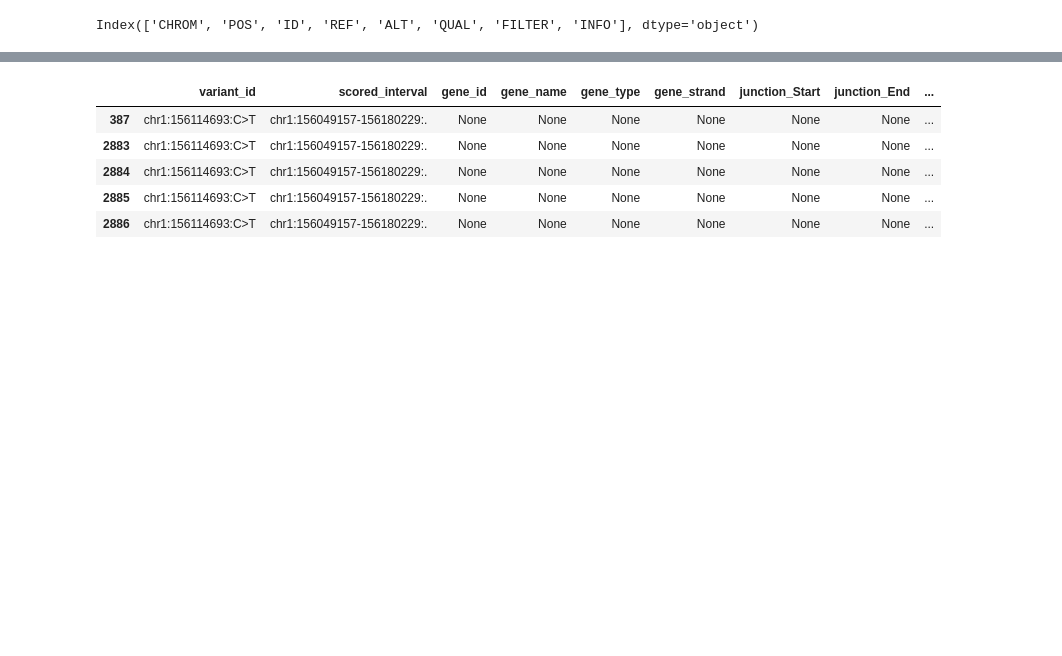
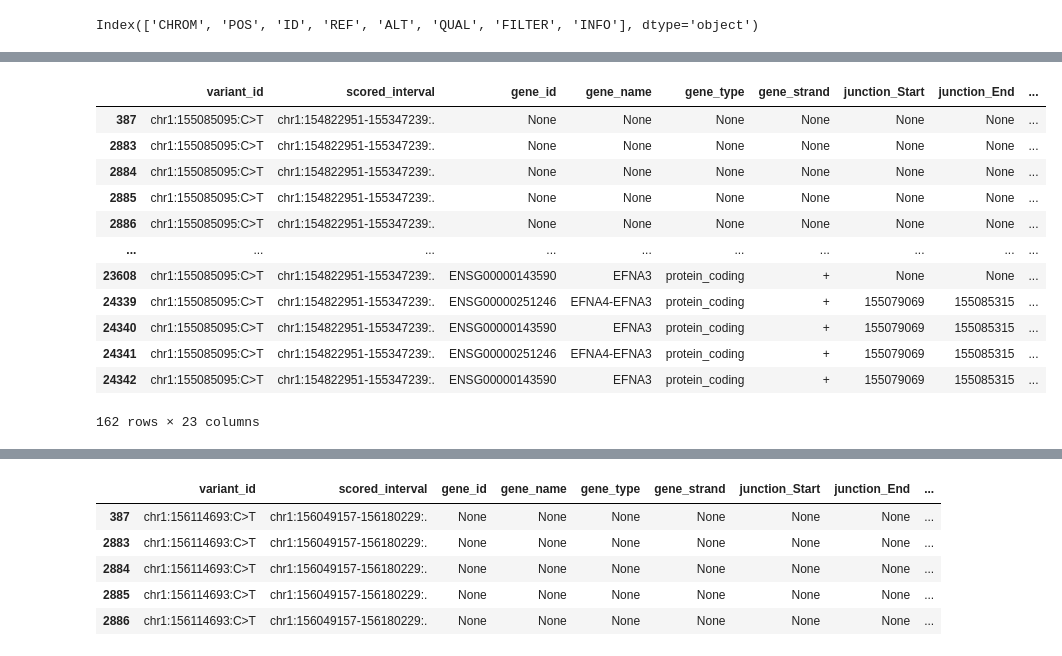
Before and after one commit to cralbers/variant-effects, a Jupyter notebook: osc/variant_scoring_osc.ipynb, the cells around one changed output, grey strips where cells are left out. Drawn from its saved outputs; the diff is of its cells as text; code cells hidden in the pictures; blank space fills up the shorter version.

```diff
--- a/osc/variant_scoring_osc.ipynb
+++ b/osc/variant_scoring_osc.ipynb
@@ -379,0 +376,18 @@ JaxRuntimeError: RESOURCE_EXHAUSTED: Out of memory while trying to allocate 1.43
+# %%
+# Examine just the effects of the variants on T-cells.
+columns = [c for c in df_scores.columns if c != 'ontology_curie']
+df_scores[(df_scores['ontology_curie'] == HEART_UB)][columns]
+# %% [output]
+|  | variant_id | scored_interval | gene_id | gene_name | gene_type | gene_strand | junction_Start | junction_End | ... |
+| 387 | chr1:155085095:C>T | chr1:154822951-155347239:. | None | None | None | None | None | None | ... |
+| 2883 | chr1:155085095:C>T | chr1:154822951-155347239:. | None | None | None | None | None | None | ... |
+| 2884 | chr1:155085095:C>T | chr1:154822951-155347239:. | None | None | None | None | None | None | ... |
+| 2885 | chr1:155085095:C>T | chr1:154822951-155347239:. | None | None | None | None | None | None | ... |
+| 2886 | chr1:155085095:C>T | chr1:154822951-155347239:. | None | None | None | None | None | None | ... |
+| ... | ... | ... | ... | ... | ... | ... | ... | ... | ... |
+| 23608 | chr1:155085095:C>T | chr1:154822951-155347239:. | ENSG00000143590 | EFNA3 | protein_coding | + | None | None | ... |
+| 24339 | chr1:155085095:C>T | chr1:154822951-155347239:. | ENSG00000251246 | EFNA4-EFNA3 | protein_coding | + | 155079069 | 155085315 | ... |
+| 24340 | chr1:155085095:C>T | chr1:154822951-155347239:. | ENSG00000143590 | EFNA3 | protein_coding | + | 155079069 | 155085315 | ... |
+| 24341 | chr1:155085095:C>T | chr1:154822951-155347239:. | ENSG00000251246 | EFNA4-EFNA3 | protein_coding | + | 155079069 | 155085315 | ... |
+| 24342 | chr1:155085095:C>T | chr1:154822951-155347239:. | ENSG00000143590 | EFNA3 | protein_coding | + | 155079069 | 155085315 | ... |
+162 rows × 23 columns
```
Also changed, not shown: parts of 9 cells of this notebook, 14 other files.
